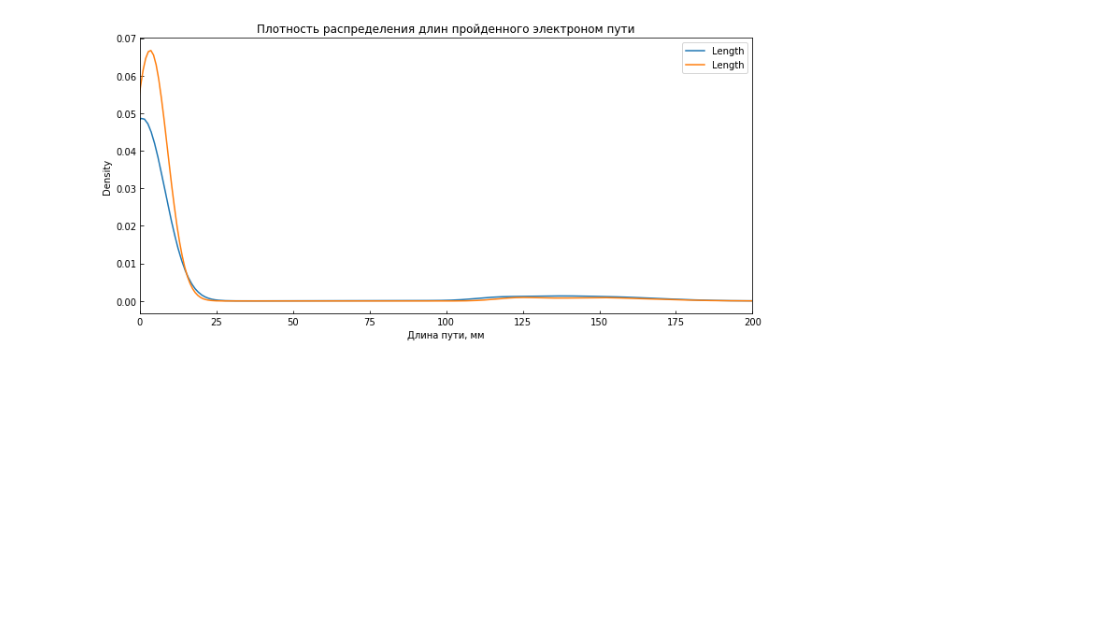
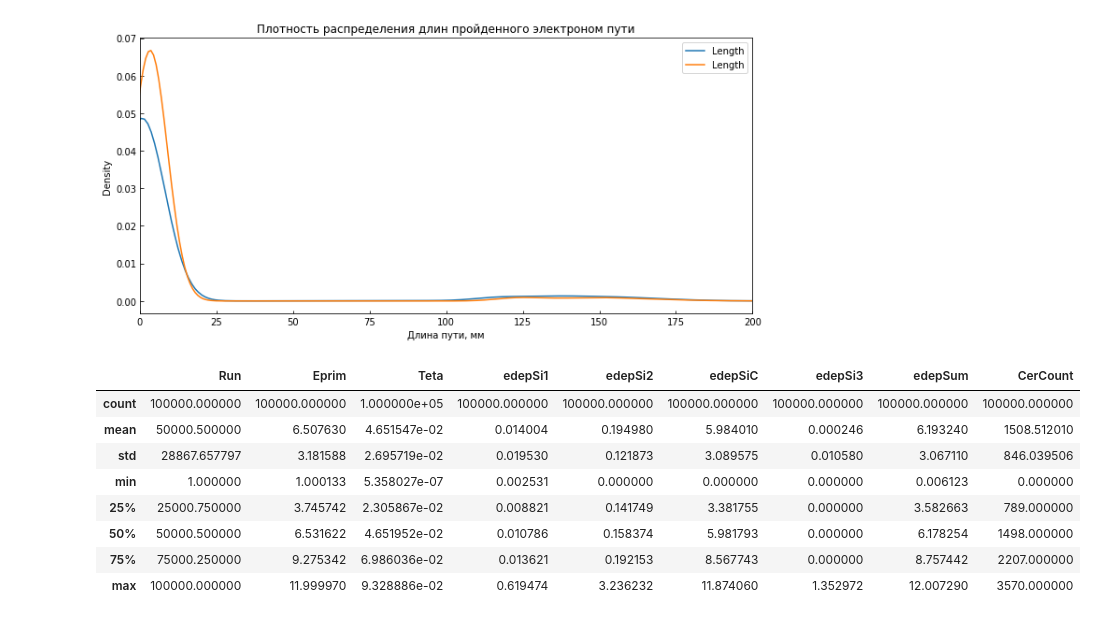
Before and after one commit to SanTelva/Cherencov, a Jupyter notebook: Untitled.ipynb, the cells around one changed output. Cells and saved outputs as stored; diff of their text form; code cells hidden in the pictures; blank space fills up the shorter version.

```diff
--- a/Untitled.ipynb
+++ b/Untitled.ipynb
@@ -110,3 +109,16 @@ ax.legend()
 plt.savefig("distance.png")
 # %% [output]
 [figure]
+# %%
+df = pd.read_csv("logoutput1", sep='   ', engine='python')
+df.describe()
+# %% [output]
+|  | Run | Eprim | Teta | edepSi1 | edepSi2 | edepSiC | edepSi3 | edepSum | CerCount |
+| count | 100000.000000 | 100000.000000 | 1.000000e+05 | 100000.000000 | 100000.000000 | 100000.000000 | 100000.000000 | 100000.000000 | 100000.000000 |
+| mean | 50000.500000 | 6.507630 | 4.651547e-02 | 0.014004 | 0.194980 | 5.984010 | 0.000246 | 6.193240 | 1508.512010 |
+| std | 28867.657797 | 3.181588 | 2.695719e-02 | 0.019530 | 0.121873 | 3.089575 | 0.010580 | 3.067110 | 846.039506 |
+| min | 1.000000 | 1.000133 | 5.358027e-07 | 0.002531 | 0.000000 | 0.000000 | 0.000000 | 0.006123 | 0.000000 |
+| 25% | 25000.750000 | 3.745742 | 2.305867e-02 | 0.008821 | 0.141749 | 3.381755 | 0.000000 | 3.582663 | 789.000000 |
+| 50% | 50000.500000 | 6.531622 | 4.651952e-02 | 0.010786 | 0.158374 | 5.981793 | 0.000000 | 6.178254 | 1498.000000 |
+| 75% | 75000.250000 | 9.275342 | 6.986036e-02 | 0.013621 | 0.192153 | 8.567743 | 0.000000 | 8.757442 | 2207.000000 |
+| max | 100000.000000 | 11.999970 | 9.328886e-02 | 0.619474 | 3.236232 | 11.874060 | 1.352972 | 12.007290 | 3570.000000 |
```
Also changed, not shown: parts of 5 cells of this notebook, 12 other files.
